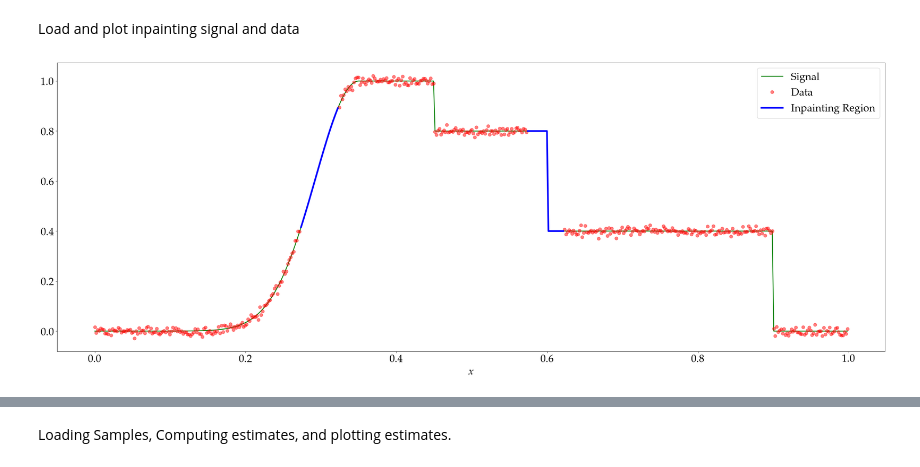
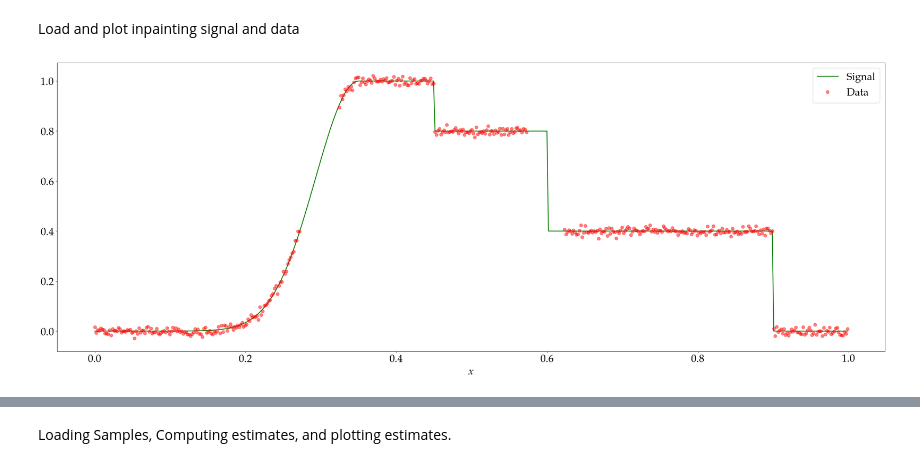
Before and after one commit to AndreasHorst/BP_RTO, a Jupyter notebook: Visualization_Code/Inpainting_plot.ipynb, the cells around one changed output, grey strips where cells are left out. Cells and saved outputs as stored; diff of their text form; code cells hidden in the pictures.

```diff
--- a/Visualization_Code/Inpainting_plot.ipynb
+++ b/Visualization_Code/Inpainting_plot.ipynb
@@ -23,20 +23,18 @@ Load and plot inpainting signal and data
 # %%
 x = np.linspace(0,1,2**9,endpoint=False)
 Signal = np.load("Inpainting_Plot_Data/Inpainting_signal.npy")
 Data = np.load("Inpainting_Plot_Data/Inpainting_data.npy")
 Region1 = np.load("Inpainting_Plot_Data/Inpainting_region1.npy")
 Region2 = np.load("Inpainting_Plot_Data/Inpainting_region2.npy")
 Region = np.concatenate((Region1,Region2))
 Region_Remain = np.setdiff1d(np.arange(0,2**9,1),Region)
 plt.figure(figsize=(71.2*cm_to_in,27*cm_to_in), layout="constrained")
 x = np.linspace(0,1,512,endpoint=False)
 plt.plot(x,Signal,label=r'Signal',linewidth=2,color='green')
 plt.plot(x[Region_Remain],Data,'.',label=r'Data',color='red',markersize=15, alpha=0.5)
-plt.plot(x[Region1],Signal[Region1],linewidth=4.0,color='blue', label=r'Inpainting Region')
-plt.plot(x[Region2],Signal[Region2],linewidth=4.0, color='blue')
 plt.legend(fontsize=25)
 plt.xlabel(r'$x$',fontsize=25)
 plt.tight_layout()
-plt.savefig('data_inpainting.pdf', dpi=300)
+plt.savefig('Figure1.pdf', dpi=300)
 # %% [output]
-[figure, old version]
+[figure, new version]
```
Also changed, not shown: parts of 6 cells of this notebook, 2 other files.
